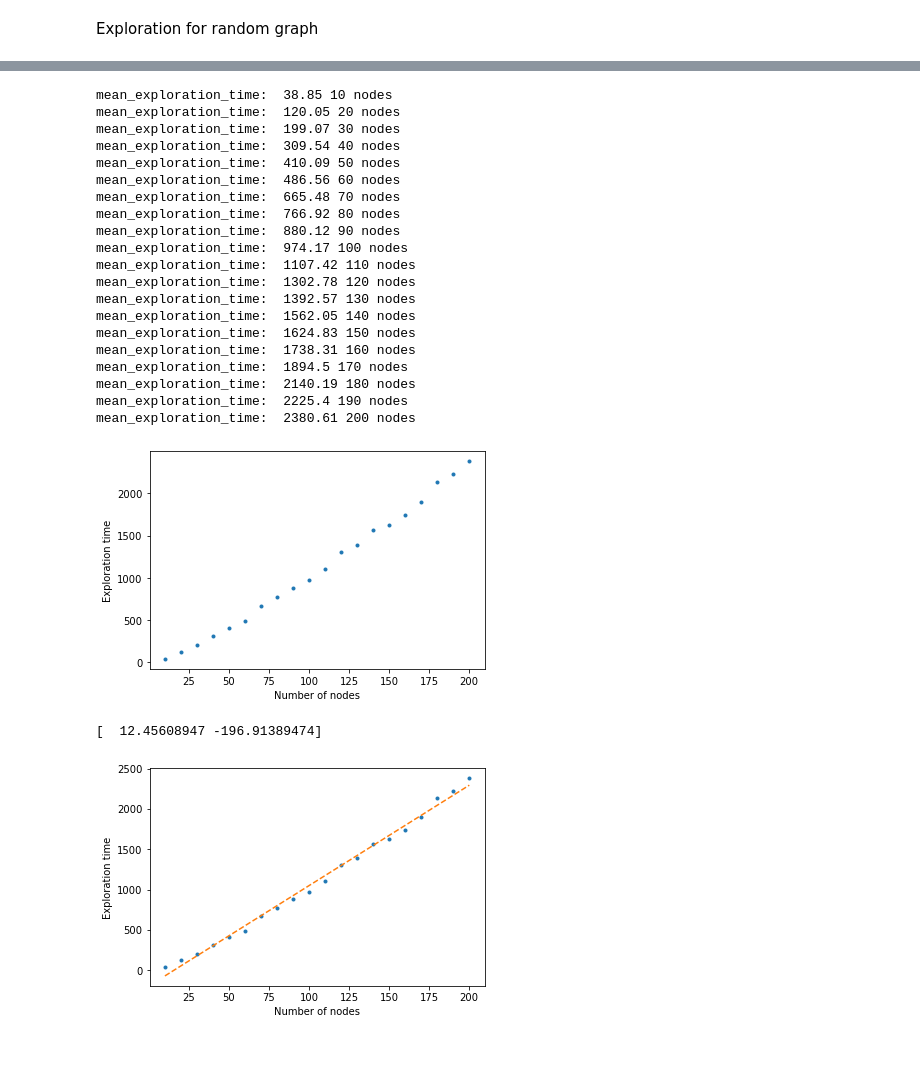
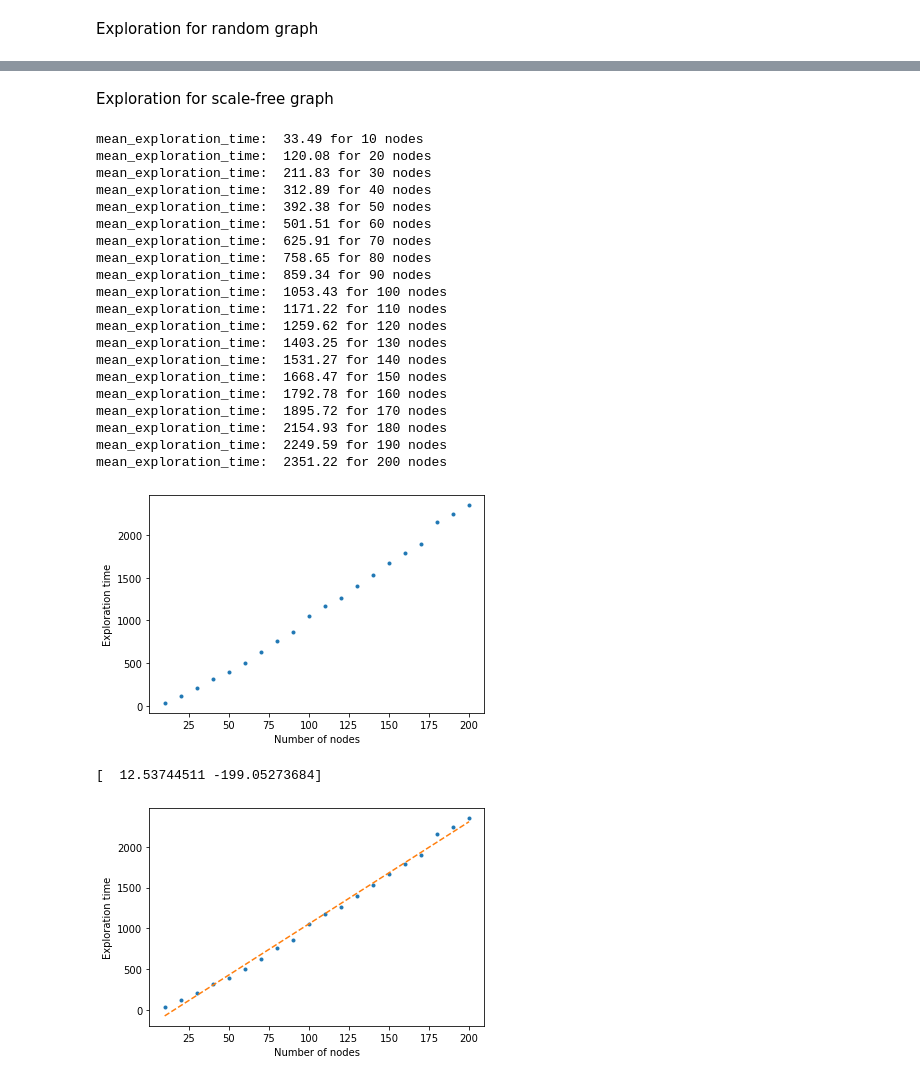
Before and after one commit to Ferri-00/Esame-Complessi, a Jupyter notebook: Exploration.ipynb, the cells around one changed output, grey strips where cells are left out. Drawn from its saved outputs; the diff is of its cells as text; code cells hidden in the pictures; blank space fills up the shorter version.

Commit message:
aggiornamento del grafico scale free

```diff
--- a/Exploration.ipynb
+++ b/Exploration.ipynb
@@ -137,41 +135,45 @@ plt.show()
+# %% [markdown]
+Exploration for scale-free graph
 # %%
 N = [10+i*10 for i in range(20)]
 M = 3
 Times = []
 
+G = star_graph(M)
+
 for i in range(len(N)):
-    G = nx.barabasi_albert_graph(N[i], M)
+    G = nx.barabasi_albert_graph(N[i], M, initial_graph = G)
     Times += [time_nodes(G,explorations_per_graph)]
 
 fig, ax = plt.subplots()
 
 ax.plot(N, Times, '.', label = 'exploration_time')
 ax.set_xlabel("Number of nodes")
 ax.set_ylabel("Exploration time")
 
 plt.show()
 # %% [output]
-mean_exploration_time:  38.85 10 nodes
-mean_exploration_time:  120.05 20 nodes
-mean_exploration_time:  199.07 30 nodes
-mean_exploration_time:  309.54 40 nodes
-mean_exploration_time:  410.09 50 nodes
-mean_exploration_time:  486.56 60 nodes
-mean_exploration_time:  665.48 70 nodes
-mean_exploration_time:  766.92 80 nodes
-mean_exploration_time:  880.12 90 nodes
-mean_exploration_time:  974.17 100 nodes
-mean_exploration_time:  1107.42 110 nodes
-mean_exploration_time:  1302.78 120 nodes
-mean_exploration_time:  1392.57 130 nodes
-mean_exploration_time:  1562.05 140 nodes
-mean_exploration_time:  1624.83 150 nodes
-mean_exploration_time:  1738.31 160 nodes
-mean_exploration_time:  1894.5 170 nodes
-mean_exploration_time:  2140.19 180 nodes
-mean_exploration_time:  2225.4 190 nodes
-mean_exploration_time:  2380.61 200 nodes
+mean_exploration_time:  33.49 for 10 nodes
+mean_exploration_time:  120.08 for 20 nodes
+mean_exploration_time:  211.83 for 30 nodes
+mean_exploration_time:  312.89 for 40 nodes
+mean_exploration_time:  392.38 for 50 nodes
+mean_exploration_time:  501.51 for 60 nodes
+mean_exploration_time:  625.91 for 70 nodes
+mean_exploration_time:  758.65 for 80 nodes
+mean_exploration_time:  859.34 for 90 nodes
+mean_exploration_time:  1053.43 for 100 nodes
+mean_exploration_time:  1171.22 for 110 nodes
+mean_exploration_time:  1259.62 for 120 nodes
+mean_exploration_time:  1403.25 for 130 nodes
+mean_exploration_time:  1531.27 for 140 nodes
+mean_exploration_time:  1668.47 for 150 nodes
+mean_exploration_time:  1792.78 for 160 nodes
+mean_exploration_time:  1895.72 for 170 nodes
+mean_exploration_time:  2154.93 for 180 nodes
+mean_exploration_time:  2249.59 for 190 nodes
+mean_exploration_time:  2351.22 for 200 nodes
-[figure, old version]
+[figure, new version]
 # %%
 linear_fit=np.polyfit(N,Times,1)
 
@@ -187,5 +189,5 @@ ax.set_ylabel("Exploration time")
 ax.plot(N, fit, '--', label = 'fit')
 plt.show()
 # %% [output]
-[  12.45608947 -196.91389474]
+[  12.53744511 -199.05273684]
-[figure, old version]
+[figure, new version]
```
Also changed, not shown: parts of 5 cells of this notebook.
